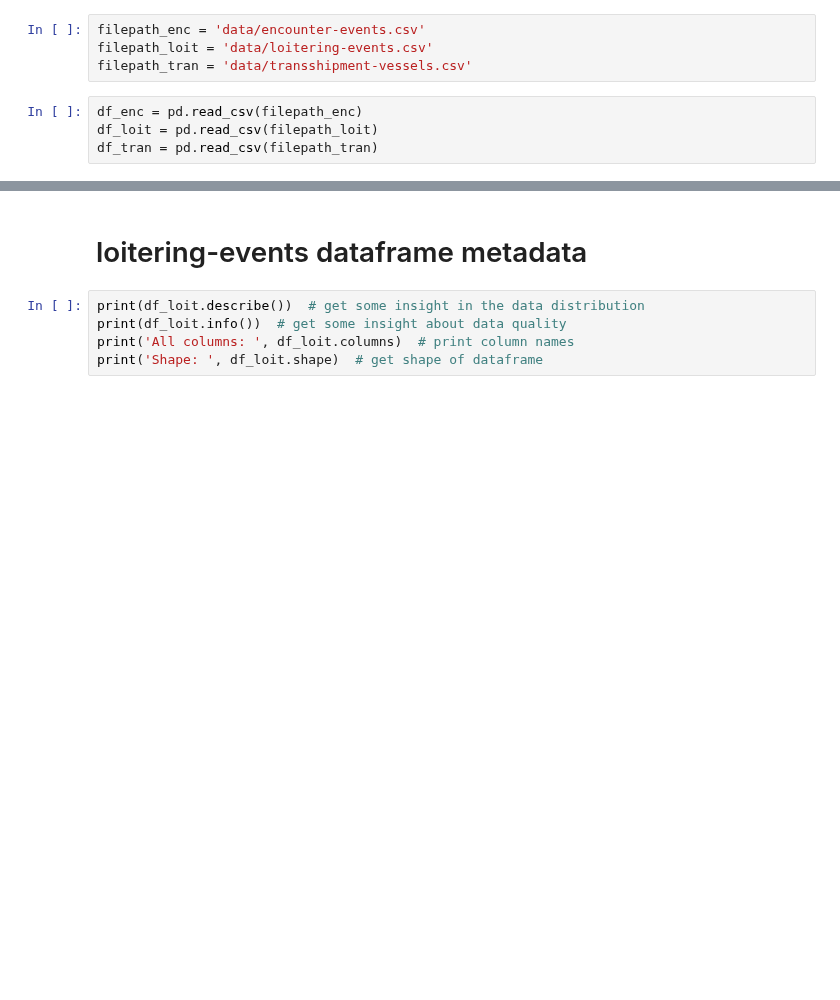
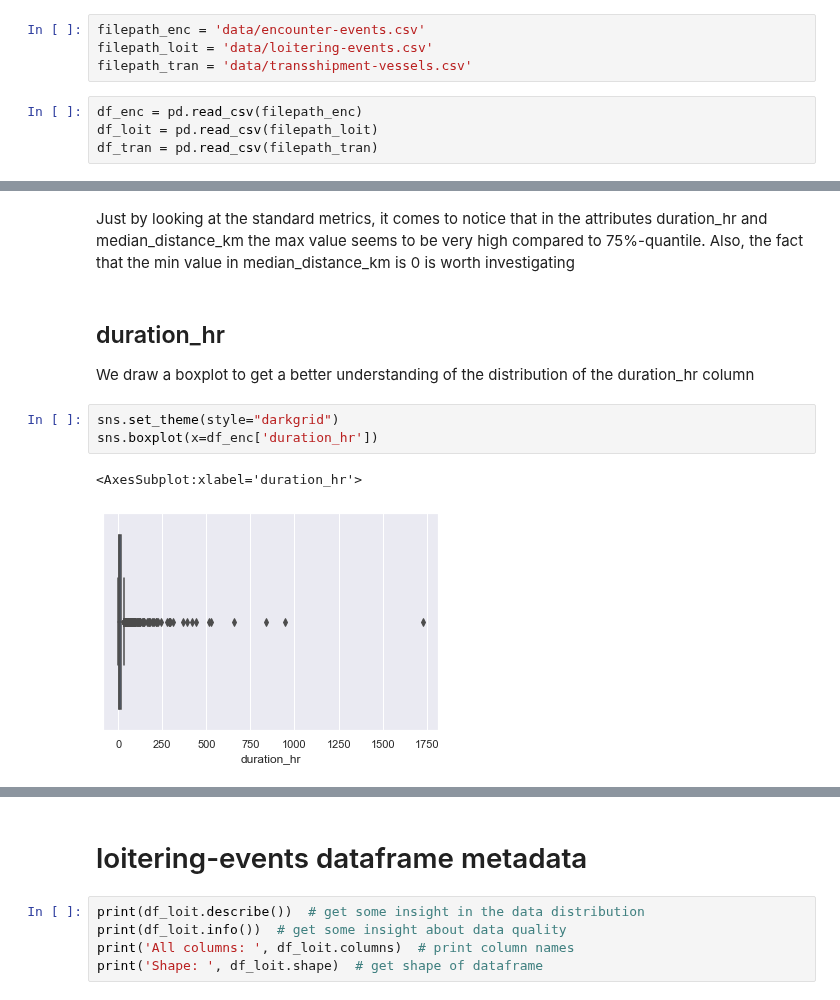
Before and after one commit to neuhart/Doing_DataScience_SS22, a Jupyter notebook: EDA.ipynb, the cells around one changed output, grey strips where cells are left out. Cells and saved outputs as stored; diff of their text form; blank space fills up the shorter version.

```diff
--- a/EDA.ipynb
+++ b/EDA.ipynb
@@ -21,0 +70,12 @@ print('Shape: ', df_enc.shape)  # get shape of dataframe
+# %% [markdown]
+Just by looking at the standard metrics, it comes to notice that in the attributes duration_hr and median_distance_km the max value seems to be very high compared to 75%-quantile.
+Also, the fact that the min value in median_distance_km is 0 is worth investigating
+# %% [markdown]
+## duration_hr
+We draw a boxplot to get a better understanding of the distribution of the duration_hr column
+# %%
+sns.set_theme(style="darkgrid")
+sns.boxplot(x=df_enc['duration_hr'])
+# %% [output]
+<AxesSubplot:xlabel='duration_hr'>
+[figure, added]
```
Also changed, not shown: parts of 21 cells of this notebook.
